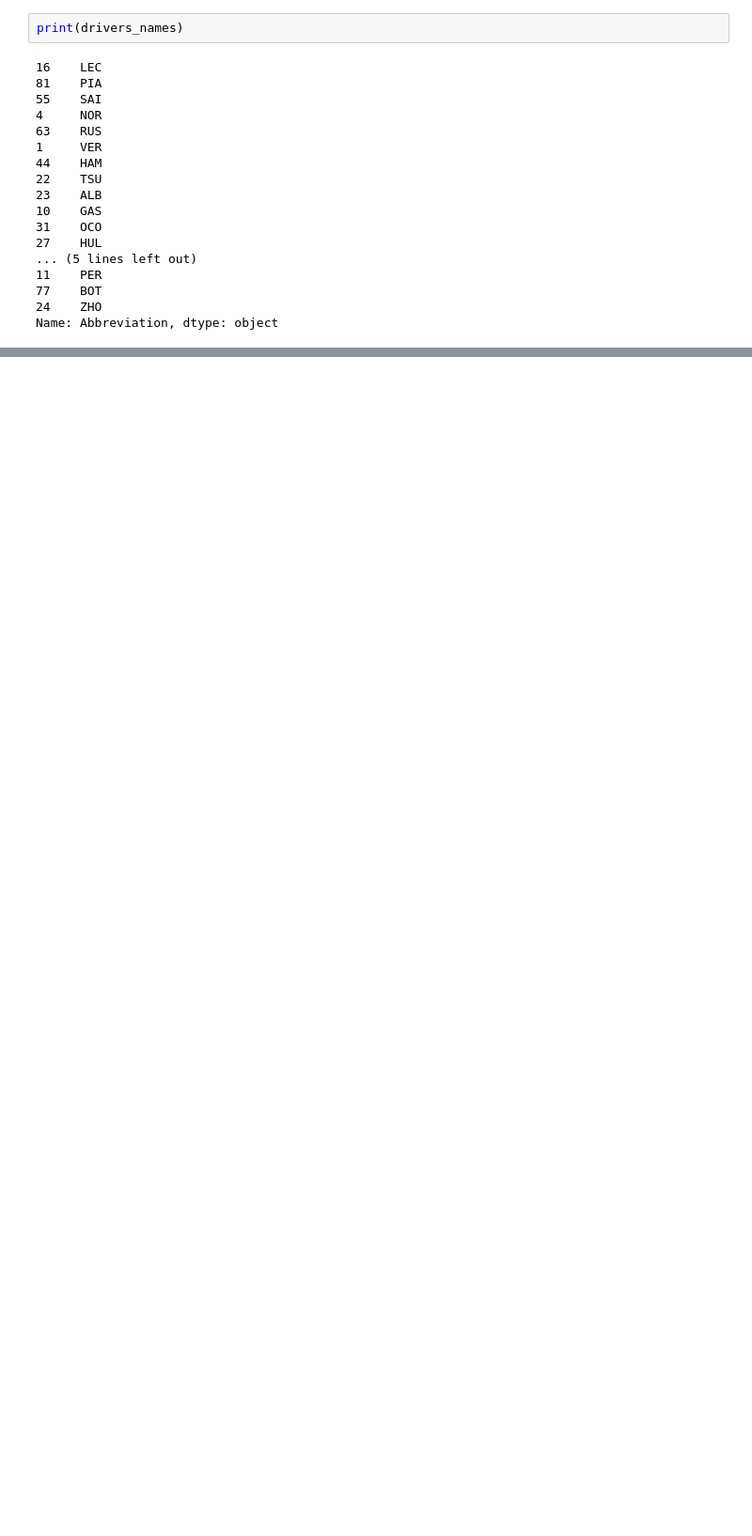
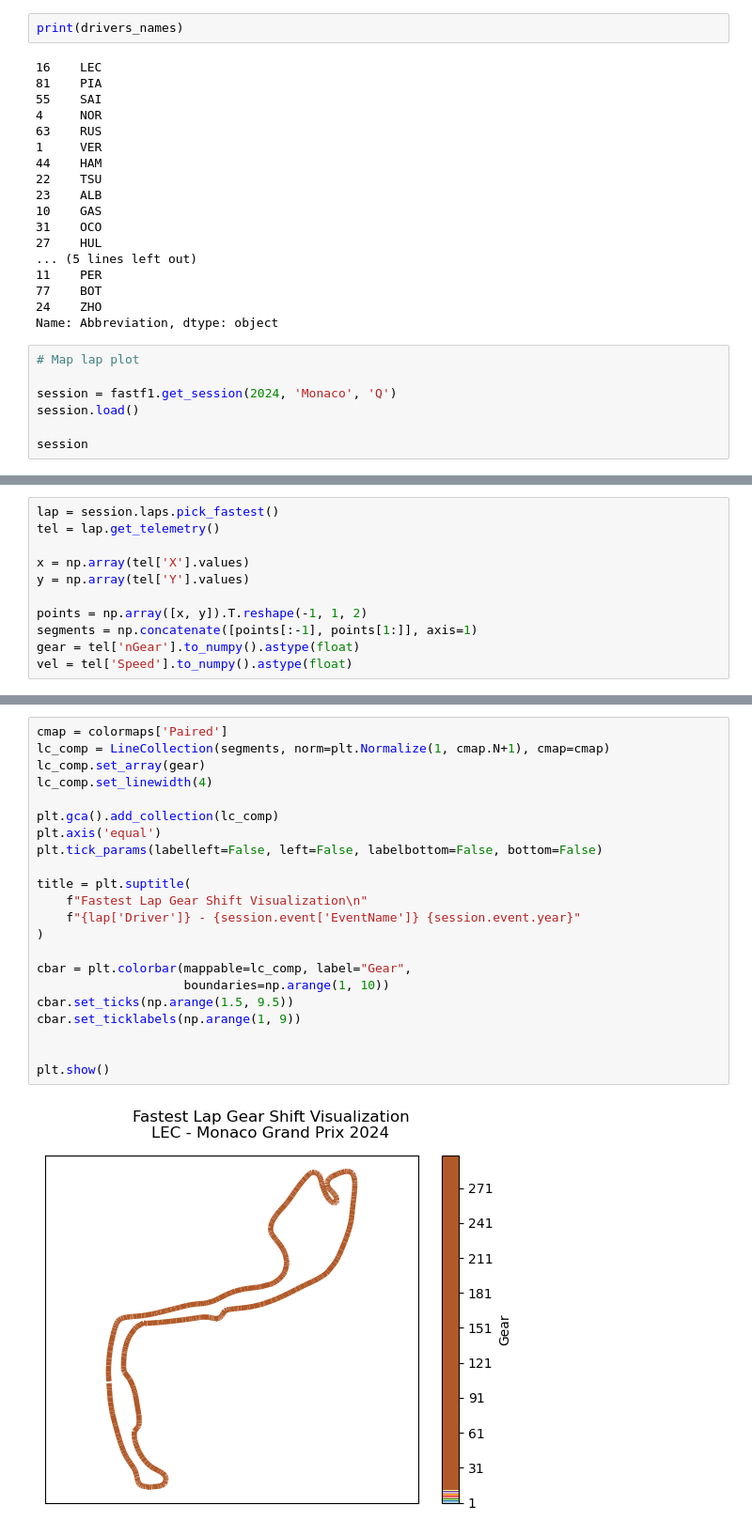
Before and after one commit to mrisaro/f1_risaro, a Jupyter notebook: 00_pruebo_library.ipynb, the cells around one changed output, grey strips where cells are left out. Shown: that part at 94% size. Saved outputs shown, nothing was run; the diff lists cells and outputs as text; blank space fills up the shorter version.

```diff
--- a/00_pruebo_library.ipynb
+++ b/00_pruebo_library.ipynb
@@ -83,3 +112,10 @@ print(drivers_names)
 77    BOT
 24    ZHO
 Name: Abbreviation, dtype: object
+# %%
+# Map lap plot
+
+session = fastf1.get_session(2024, 'Monaco', 'Q')
+session.load()
+
+session
@@ -85,0 +138,11 @@ Name: Abbreviation, dtype: object
+# %%
+lap = session.laps.pick_fastest()
+tel = lap.get_telemetry()
+
+x = np.array(tel['X'].values)
+y = np.array(tel['Y'].values)
+
+points = np.array([x, y]).T.reshape(-1, 1, 2)
+segments = np.concatenate([points[:-1], points[1:]], axis=1)
+gear = tel['nGear'].to_numpy().astype(float)
+vel = tel['Speed'].to_numpy().astype(float)
@@ -85,0 +153,24 @@ Name: Abbreviation, dtype: object
+# %%
+cmap = colormaps['Paired']
+lc_comp = LineCollection(segments, norm=plt.Normalize(1, cmap.N+1), cmap=cmap)
+lc_comp.set_array(gear)
+lc_comp.set_linewidth(4)
+
+plt.gca().add_collection(lc_comp)
+plt.axis('equal')
+plt.tick_params(labelleft=False, left=False, labelbottom=False, bottom=False)
+
+title = plt.suptitle(
+    f"Fastest Lap Gear Shift Visualization\n"
+    f"{lap['Driver']} - {session.event['EventName']} {session.event.year}"
+)
+
+cbar = plt.colorbar(mappable=lc_comp, label="Gear",
+                    boundaries=np.arange(1, 10))
+cbar.set_ticks(np.arange(1.5, 9.5))
+cbar.set_ticklabels(np.arange(1, 9))
+
+
+plt.show()
+# %% [output]
+[figure, added]
```
Also changed, not shown: parts of 9 cells of this notebook, 5 other files.
